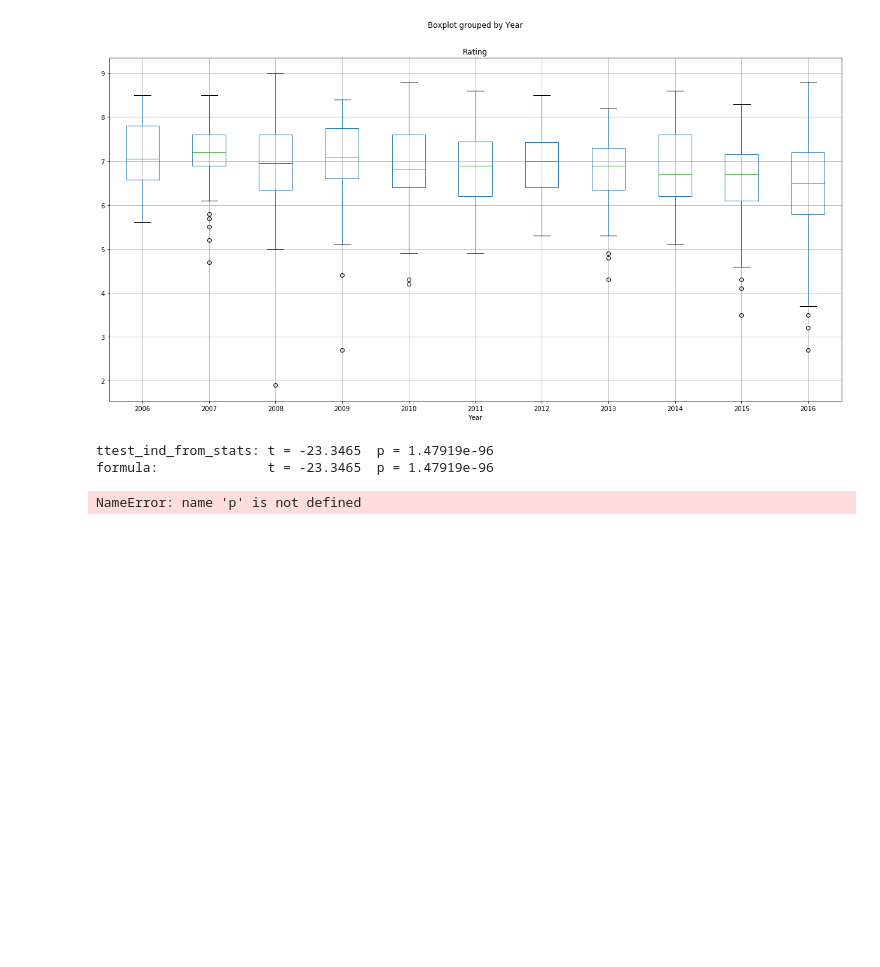
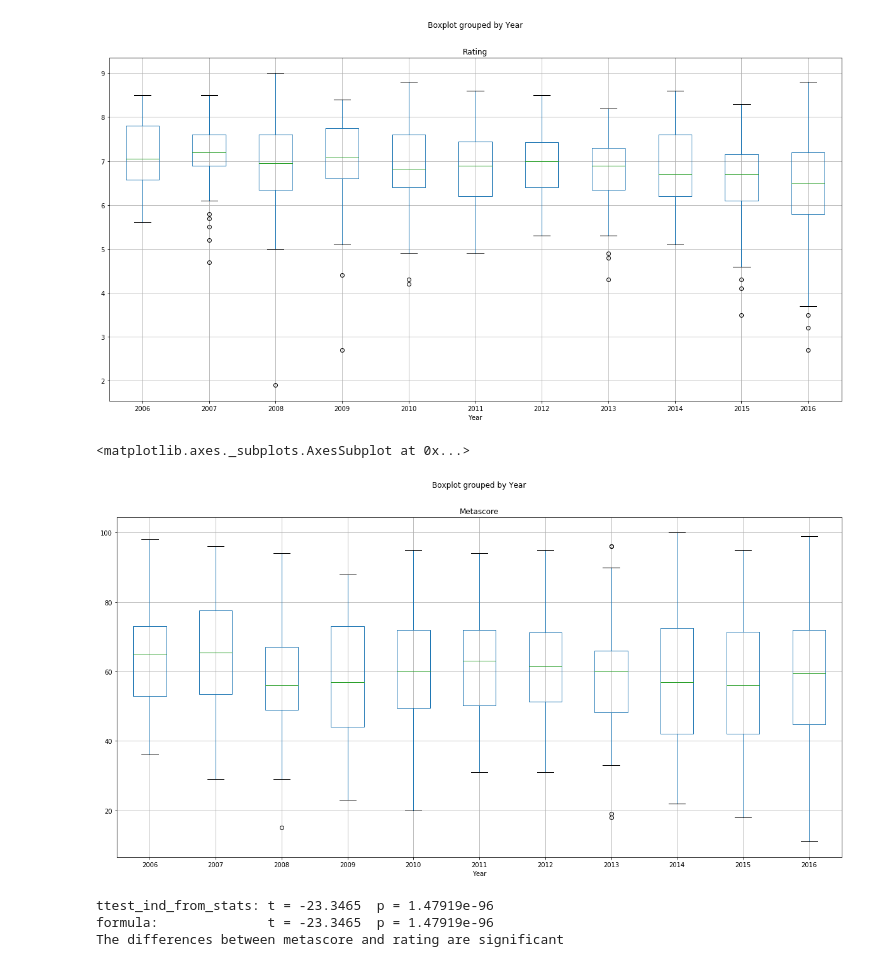
Before and after one commit to lukgonza/data_bootcamp_project_1, a Jupyter notebook: notebooks/mahtab.ipynb, the cells around one changed output. Saved outputs shown, nothing was run; the diff lists cells and outputs as text; code cells hidden in the pictures; blank space fills up the shorter version.

```diff
--- a/notebooks/mahtab.ipynb
+++ b/notebooks/mahtab.ipynb
@@ -163,17 +163,12 @@ data.boxplot("Rating", by="Year", figsize=(20, 10))
 # %% [output]
 <matplotlib.axes._subplots.AxesSubplot at 0x...>
 [figure]
+# %%
+data.boxplot("Metascore", by="Year", figsize=(20, 10))
+# %% [output]
+<matplotlib.axes._subplots.AxesSubplot at 0x...>
+[figure, added]
 # %%
-#(t_stat, p) = ttest_ind(data['Rating'], data['Revenue (Millions)'], equal_var=False)
-
-#if p < 0.05:
-    #print("The differences between the high and low prices are significant.")
-#else:
-   # print("The differences between high and low prices are due to chance.")
- # Use scipy.stats.ttest_ind.
-#t, p = ttest_ind(data['Rating'], data['Revenue (Millions)'], equal_var=False)
-#print("ttest_ind:            t = %g  p = %g" % (t, p))
-
 # Compute the descriptive statistics of a and b.
 abar = data['Rating'].mean()
 avar = data['Rating'].var(ddof=1)
@@ -197,14 +192,10 @@ dof = (avar/na + bvar/nb)**2 / (avar**2/(na**2*adof) + bvar**2/(nb**2*bdof))
 pf = 2*stdtr(dof, -np.abs(tf))
 
 print("formula:              t = %g  p = %g" % (tf, pf))
-if p < 0.05:
-    print("significant affect")
-else:
-    print("no significant affect")
- # Use scipy.stats.ttest_ind.
+print("The differences between metascore and rating are significant")
 # %% [output]
 ttest_ind_from_stats: t = -23.3465  p = 1.47919e-96
 formula:              t = -23.3465  p = 1.47919e-96
+The differences between metascore and rating are significant
-NameError: name 'p' is not defined
 # %%
 data.boxplot("Votes", by="Year", figsize=(20, 10))
```
Also changed, not shown: parts of 10 cells of this notebook.
